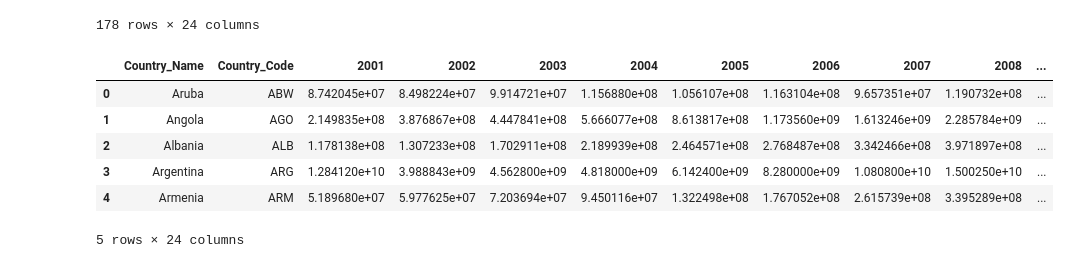
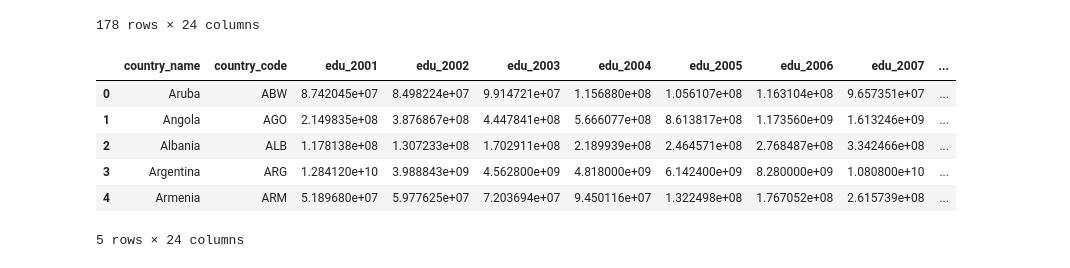
Before and after one commit to svujcich/Global_GDP_Trends, a Jupyter notebook: ETL/education_ETL_v1(replaced_values).ipynb, the cells around one changed output. Cells and saved outputs as stored; diff of their text form; code cells hidden in the pictures.

Commit message:
updating education scripts, adding cleanedgit status

```diff
--- a/ETL/education_ETL_v1(replaced_values).ipynb
+++ b/ETL/education_ETL_v1(replaced_values).ipynb
@@ -1040,17 +1040,17 @@ education_df
 # %%
 #clean Up DataFrame
 #replace column names
-education_df = education_df.set_axis(['Country_Name', 'Country_Code', '2001', '2002','2003','2004','2005','2006',
-                                            '2007','2008','2009','2010','2011','2012','2013','2014','2015','2016','2017',
-                                            '2018','2019', 'Income_Group','University_Count', 'Tuition'], axis = 1)
+education_df = education_df.set_axis(['country_name', 'country_code', 'edu_2001', 'edu_2002','edu_2003','edu_2004','edu_2005','edu_2006',
+                                            'edu_2007','edu_2008','edu_2009','edu_2010','edu_2011','edu_2012','edu_2013','edu_2014','edu_2015','edu_2016','edu_2017',
+                                            'edu_2018','edu_2019', 'income_group','university_count', 'tuition'], axis = 1)
 education_df.head()
 # %% [output]
-|  | Country_Name | Country_Code | 2001 | 2002 | 2003 | 2004 | 2005 | 2006 | 2007 | 2008 | ... |
-| 0 | Aruba | ABW | 8.742045e+07 | 8.498224e+07 | 9.914721e+07 | 1.156880e+08 | 1.056107e+08 | 1.163104e+08 | 9.657351e+07 | 1.190732e+08 | ... |
-| 1 | Angola | AGO | 2.149835e+08 | 3.876867e+08 | 4.447841e+08 | 5.666077e+08 | 8.613817e+08 | 1.173560e+09 | 1.613246e+09 | 2.285784e+09 | ... |
-| 2 | Albania | ALB | 1.178138e+08 | 1.307233e+08 | 1.702911e+08 | 2.189939e+08 | 2.464571e+08 | 2.768487e+08 | 3.342466e+08 | 3.971897e+08 | ... |
-| 3 | Argentina | ARG | 1.284120e+10 | 3.988843e+09 | 4.562800e+09 | 4.818000e+09 | 6.142400e+09 | 8.280000e+09 | 1.080800e+10 | 1.500250e+10 | ... |
-| 4 | Armenia | ARM | 5.189680e+07 | 5.977625e+07 | 7.203694e+07 | 9.450116e+07 | 1.322498e+08 | 1.767052e+08 | 2.615739e+08 | 3.395289e+08 | ... |
+|  | country_name | country_code | edu_2001 | edu_2002 | edu_2003 | edu_2004 | edu_2005 | edu_2006 | edu_2007 | ... |
+| 0 | Aruba | ABW | 8.742045e+07 | 8.498224e+07 | 9.914721e+07 | 1.156880e+08 | 1.056107e+08 | 1.163104e+08 | 9.657351e+07 | ... |
+| 1 | Angola | AGO | 2.149835e+08 | 3.876867e+08 | 4.447841e+08 | 5.666077e+08 | 8.613817e+08 | 1.173560e+09 | 1.613246e+09 | ... |
+| 2 | Albania | ALB | 1.178138e+08 | 1.307233e+08 | 1.702911e+08 | 2.189939e+08 | 2.464571e+08 | 2.768487e+08 | 3.342466e+08 | ... |
+| 3 | Argentina | ARG | 1.284120e+10 | 3.988843e+09 | 4.562800e+09 | 4.818000e+09 | 6.142400e+09 | 8.280000e+09 | 1.080800e+10 | ... |
+| 4 | Armenia | ARM | 5.189680e+07 | 5.977625e+07 | 7.203694e+07 | 9.450116e+07 | 1.322498e+08 | 1.767052e+08 | 2.615739e+08 | ... |
 5 rows × 24 columns
 # %%
 #export to csv
```
Also changed, not shown: parts of 6 cells of this notebook, 7 other files.
